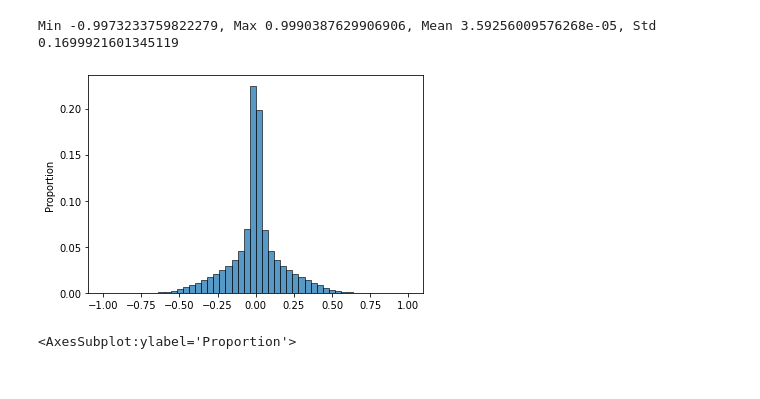
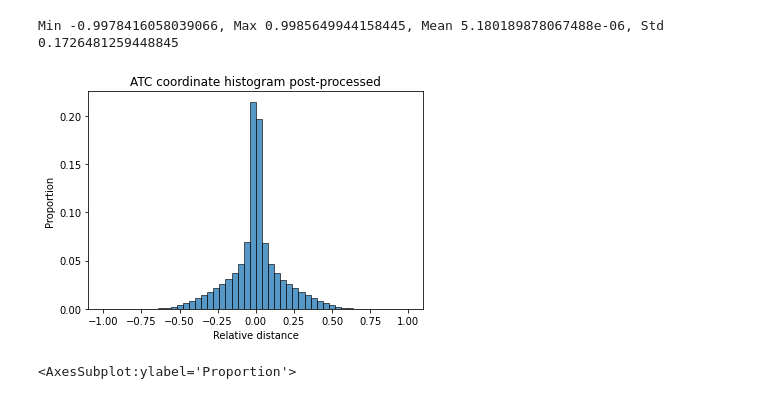
Before and after one commit to lintglitch/trajectory-prediction, a Jupyter notebook: atc_dataset_testing.ipynb, the cells around one changed output. Saved outputs shown, nothing was run; the diff lists cells and outputs as text; code cells hidden in the pictures.

```diff
--- a/atc_dataset_testing.ipynb
+++ b/atc_dataset_testing.ipynb
@@ -70,13 +77,17 @@ test (22903, 40, 2) float64 (22903, 25) float32 (22903, 40, 2) float64
 # %%
 raw_data_x = train_data[0].flatten()
 raw_data_y = train_data[2].flatten()
 raw_data = np.concatenate((raw_data_x, raw_data_y))
 
+plt.xlabel('Relative distance')
+plt.title('ATC coordinate histogram post-processed')
 seaborn.histplot(data=raw_data, bins=50, stat='proportion')
+plt.savefig("atc_coordinate_histogram_postprocessed.pdf")
+
 print(f"Min {raw_data.min()}, Max {raw_data.max()}, Mean {raw_data.mean()}, Std {raw_data.std()}")
 # %% [output]
-Min -0.9973233759822279, Max 0.9990387629906906, Mean 3.59256009576268e-05, Std 0.1699921601345119
+Min -0.9978416058039066, Max 0.9985649944158445, Mean 5.180189878067488e-06, Std 0.1726481259448845
-[figure, old version]
+[figure, new version]
 # %%
 raw_data = df.loc[:, ['time']].to_numpy().flatten()
 seaborn.histplot(data=raw_data, bins=50, stat='proportion')
```
Also changed, not shown: parts of 4 cells of this notebook, 14 other files.
